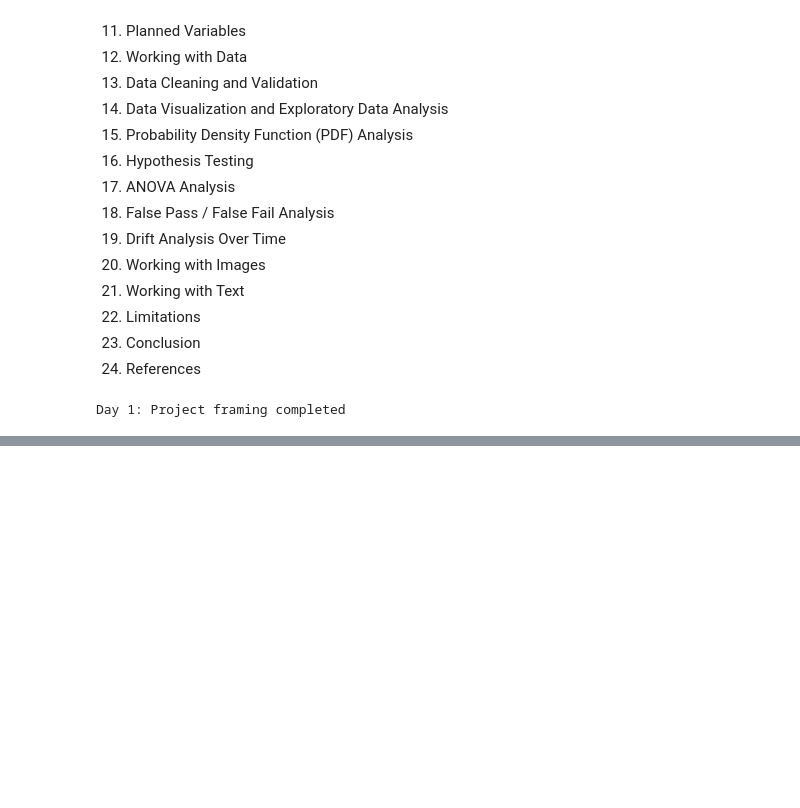
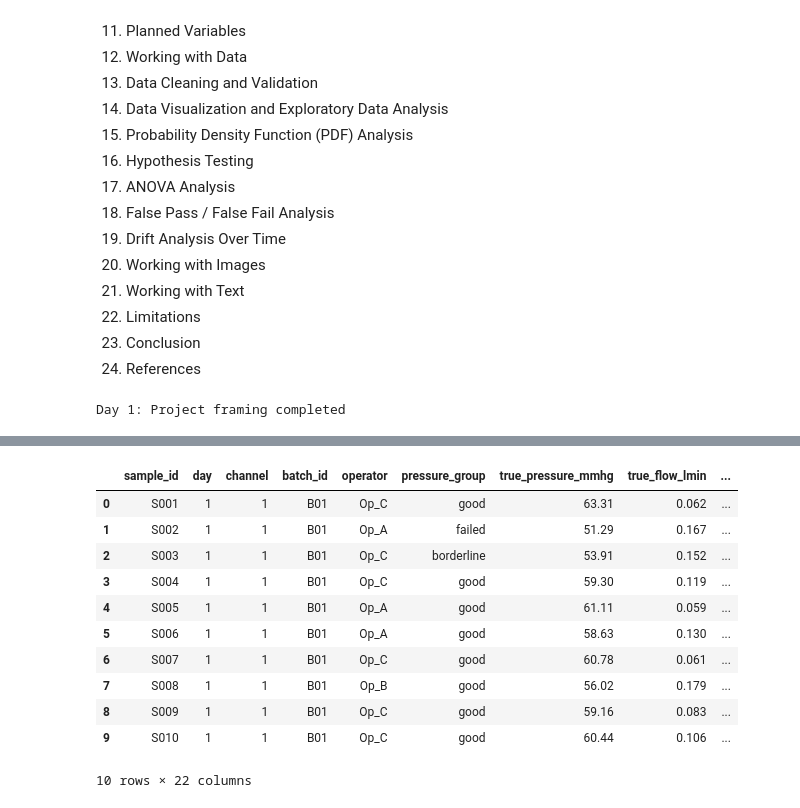
Before and after one commit to simonsvp/EOL-Measurement-System-Analysis-with-ANOVA-and-Decision-Risk, a Jupyter notebook: measurement_system_analysis.ipynb, the cells around one changed output, grey strips where cells are left out. Cells and saved outputs as stored; diff of their text form; code cells hidden in the pictures; blank space fills up the shorter version.

Commit message:
Generate synthetic paired dataset with channel effects and drift

```diff
--- a/measurement_system_analysis.ipynb
+++ b/measurement_system_analysis.ipynb
@@ -176,0 +335,7 @@ Day 1: Project framing completed
+# %%
+base_flow = 0.55 - (df["true_pressure_mmhg"] * 0.0075)
+noise_flow = np.random.normal(loc=0.0, scale=0.03, size=len(df))
+
+df["true_flow_lmin"] = np.round(np.clip(base_flow + noise_flow, 0.05, None), 3)
+
+df[["true_pressure_mmhg", "true_flow_lmin"]].head()
@@ -176,0 +366,5 @@ Day 1: Project framing completed
+# %%
+df["drift_pressure"] = np.where(df["day"] >= 8, -(df["day"] - 7) * 0.25, 0.0)
+df["drift_flow"] = np.where(df["day"] >= 8, (df["day"] - 7) * 0.01, 0.0)
+
+df[["day", "drift_pressure", "drift_flow"]].drop_duplicates().sort_values("day")
@@ -176,0 +419,22 @@ Day 1: Project framing completed
+# %%
+threshold_pressure = 54.0
+
+df["reference_decision"] = np.where(df["ext_pressure_mmhg"] >= threshold_pressure, "Pass", "Fail")
+df["eol_decision"] = np.where(df["eol_pressure_mmhg"] >= threshold_pressure, "Pass", "Fail")
+
+df["false_pass"] = np.where(
+    (df["eol_decision"] == "Pass") & (df["reference_decision"] == "Fail"),
+    1,
+    0
+)
+
+df["false_fail"] = np.where(
+    (df["eol_decision"] == "Fail") & (df["reference_decision"] == "Pass"),
+    1,
+    0
+)
+
+df["pressure_bias"] = np.round(df["eol_pressure_mmhg"] - df["ext_pressure_mmhg"], 2)
+df["flow_bias"] = np.round(df["eol_flow_lmin"] - df["ext_flow_lmin"], 3)
+
+df.head()
@@ -176,0 +477,15 @@ Day 1: Project framing completed
+# %%
+df.head(10)
+# %% [output]
+|  | sample_id | day | channel | batch_id | operator | pressure_group | true_pressure_mmhg | true_flow_lmin | ... |
+| 0 | S001 | 1 | 1 | B01 | Op_C | good | 63.31 | 0.062 | ... |
+| 1 | S002 | 1 | 1 | B01 | Op_A | failed | 51.29 | 0.167 | ... |
+| 2 | S003 | 1 | 1 | B01 | Op_C | borderline | 53.91 | 0.152 | ... |
+| 3 | S004 | 1 | 1 | B01 | Op_C | good | 59.30 | 0.119 | ... |
+| 4 | S005 | 1 | 1 | B01 | Op_A | good | 61.11 | 0.059 | ... |
+| 5 | S006 | 1 | 1 | B01 | Op_A | good | 58.63 | 0.130 | ... |
+| 6 | S007 | 1 | 1 | B01 | Op_C | good | 60.78 | 0.061 | ... |
+| 7 | S008 | 1 | 1 | B01 | Op_B | good | 56.02 | 0.179 | ... |
+| 8 | S009 | 1 | 1 | B01 | Op_C | good | 59.16 | 0.083 | ... |
+| 9 | S010 | 1 | 1 | B01 | Op_C | good | 60.44 | 0.106 | ... |
+10 rows × 22 columns
```
Also changed, not shown: parts of 21 cells of this notebook, 1 other file.
